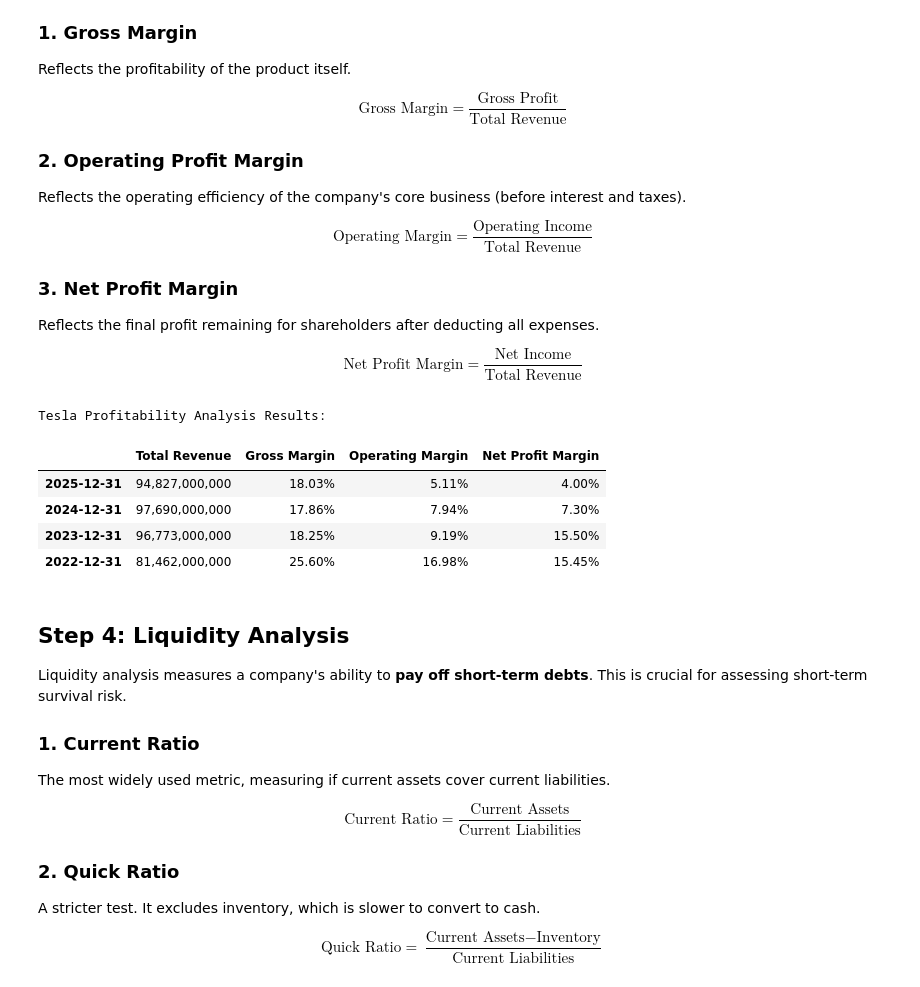
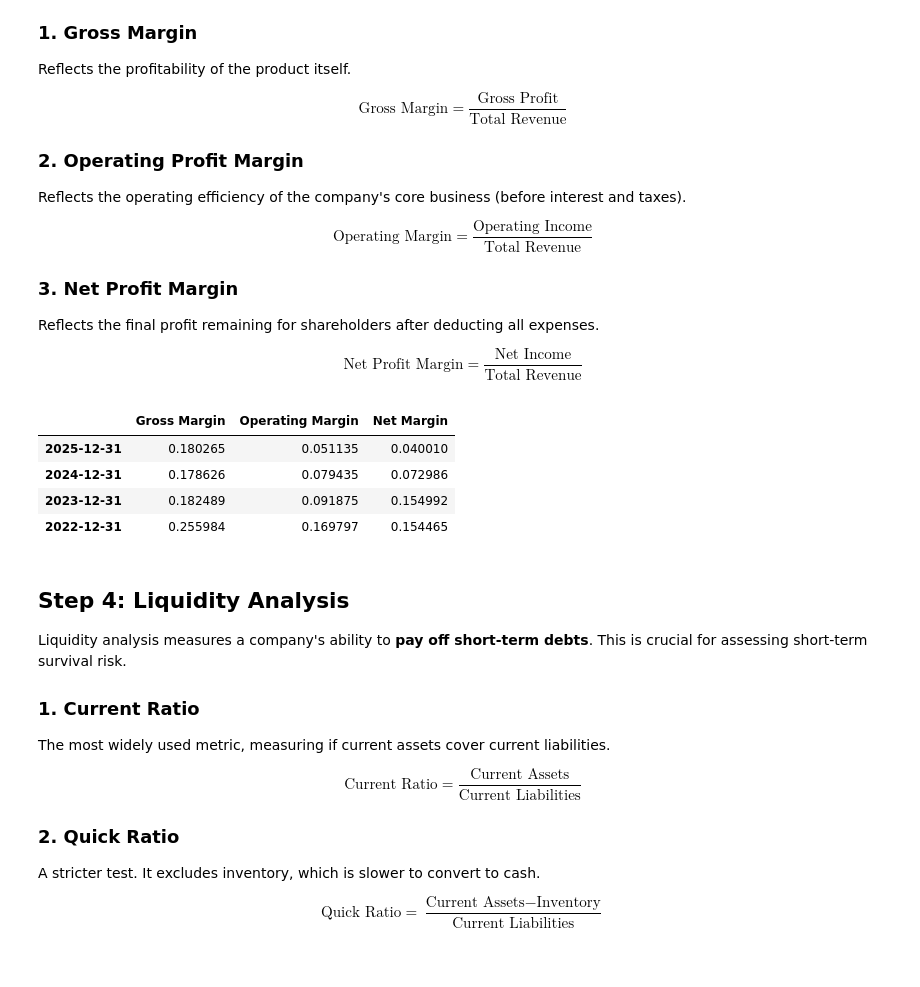
Before and after one commit to yebarryallen/ESG, a Jupyter notebook: lecture_5_tesla_part2.ipynb, the cells around one changed output. Cells and saved outputs as stored; diff of their text form; code cells hidden in the pictures.

```diff
--- a/lecture_5_tesla_part2.ipynb
+++ b/lecture_5_tesla_part2.ipynb
@@ -280,48 +154,26 @@ $$ \text{Operating Margin} = \frac{\text{Operating Income}}{\text{Total Revenue}
 Reflects the final profit remaining for shareholders after deducting all expenses.
 
 $$ \text{Net Profit Margin} = \frac{\text{Net Income}}{\text{Total Revenue}} $$
-# %%
-# Extract key data from Income Statement
-# Note: yfinance column names are standard English accounting terms
-
-revenue = income_stmt['Total Revenue']
-gross_profit = income_stmt['Gross Profit']
-operating_income = income_stmt['Operating Income']
-net_income = income_stmt['Net Income']
-
-# Calculate Ratios
-gross_margin = gross_profit / revenue
-operating_margin = operating_income / revenue
-net_margin = net_income / revenue
-
-# Combine results into a DataFrame for viewing
-profitability_df = pd.DataFrame({
-    'Total Revenue': revenue,
-    'Gross Margin': gross_margin,
-    'Operating Margin': operating_margin,
-    'Net Profit Margin': net_margin
-})
-
-# Format output
-# We create a copy for display to handle different formats for each column
-display_df = profitability_df.copy()
-
-# 'Total Revenue' is a large number, so we format it with commas (e.g., 100,000,000)
-display_df['Total Revenue'] = display_df['Total Revenue'].apply(lambda x: "{:,.0f}".format(x) if pd.notnull(x) else x)
-
-# The margins are ratios, so we format them as percentages (e.g., 25.00%)
-for col in ['Gross Margin', 'Operating Margin', 'Net Profit Margin']:
-    display_df[col] = display_df[col].apply(lambda x: "{:.2%}".format(x) if pd.notnull(x) else x)
-
-print("Tesla Profitability Analysis Results:")
-display(display_df)
-# %% [output]
-Tesla Profitability Analysis Results:
-|  | Total Revenue | Gross Margin | Operating Margin | Net Profit Margin |
-| 2025-12-31 | 94,827,000,000 | 18.03% | 5.11% | 4.00% |
-| 2024-12-31 | 97,690,000,000 | 17.86% | 7.94% | 7.30% |
-| 2023-12-31 | 96,773,000,000 | 18.25% | 9.19% | 15.50% |
-| 2022-12-31 | 81,462,000,000 | 25.60% | 16.98% | 15.45% |
+# %%
+# Step 3: Profitability (margins)
+
+revenue = income_stmt['Total Revenue']
+
+profitability_df = pd.DataFrame(
+    {
+        'Gross Margin': income_stmt['Gross Profit'] / revenue,
+        'Operating Margin': income_stmt['Operating Income'] / revenue,
+        'Net Margin': income_stmt['Net Income'] / revenue,
+    }
+)
+
+profitability_df
+# %% [output]
+|  | Gross Margin | Operating Margin | Net Margin |
+| 2025-12-31 | 0.180265 | 0.051135 | 0.040010 |
+| 2024-12-31 | 0.178626 | 0.079435 | 0.072986 |
+| 2023-12-31 | 0.182489 | 0.091875 | 0.154992 |
+| 2022-12-31 | 0.255984 | 0.169797 | 0.154465 |
 # %% [markdown]
 ## Step 4: Liquidity Analysis
 
```
Also changed, not shown: parts of 17 cells of this notebook, 6 other files.
